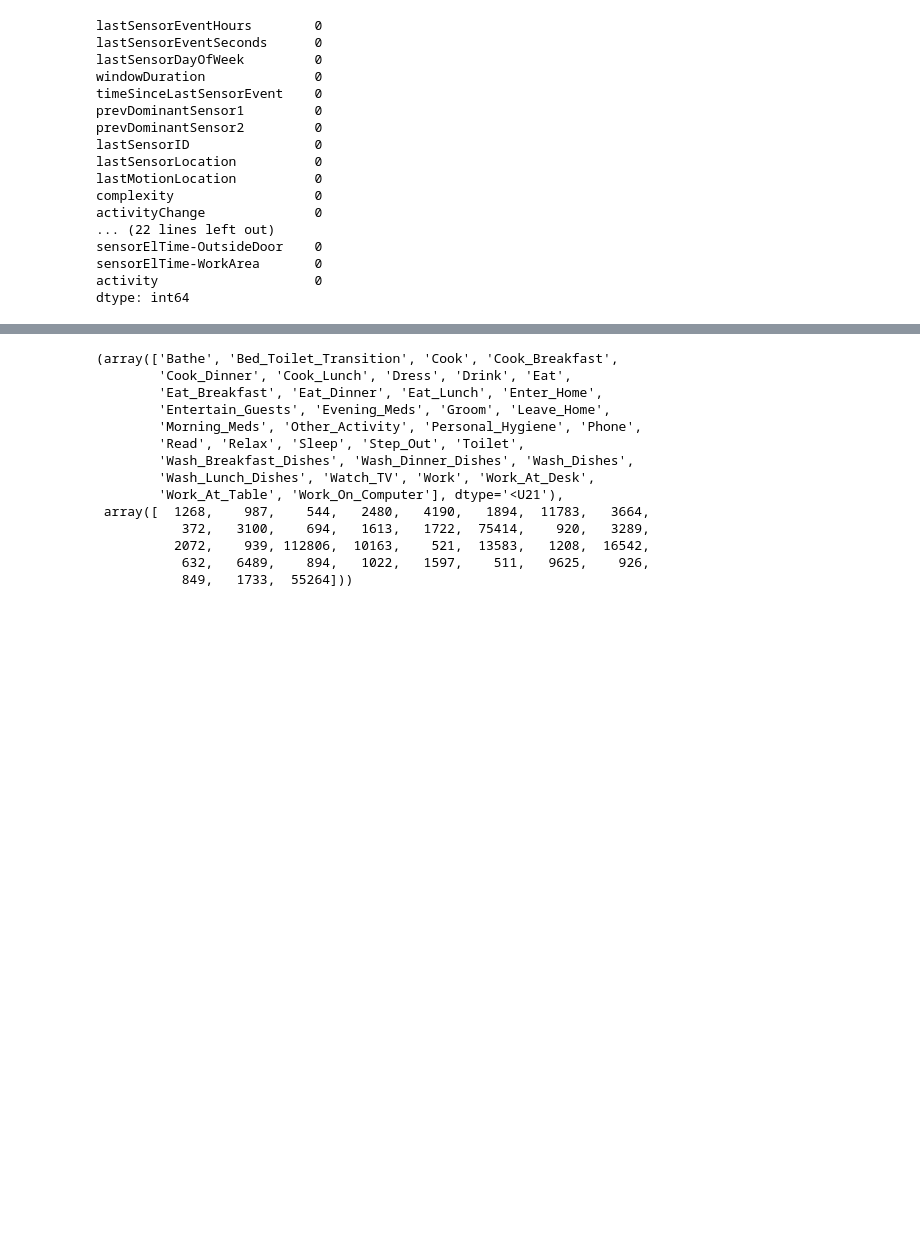
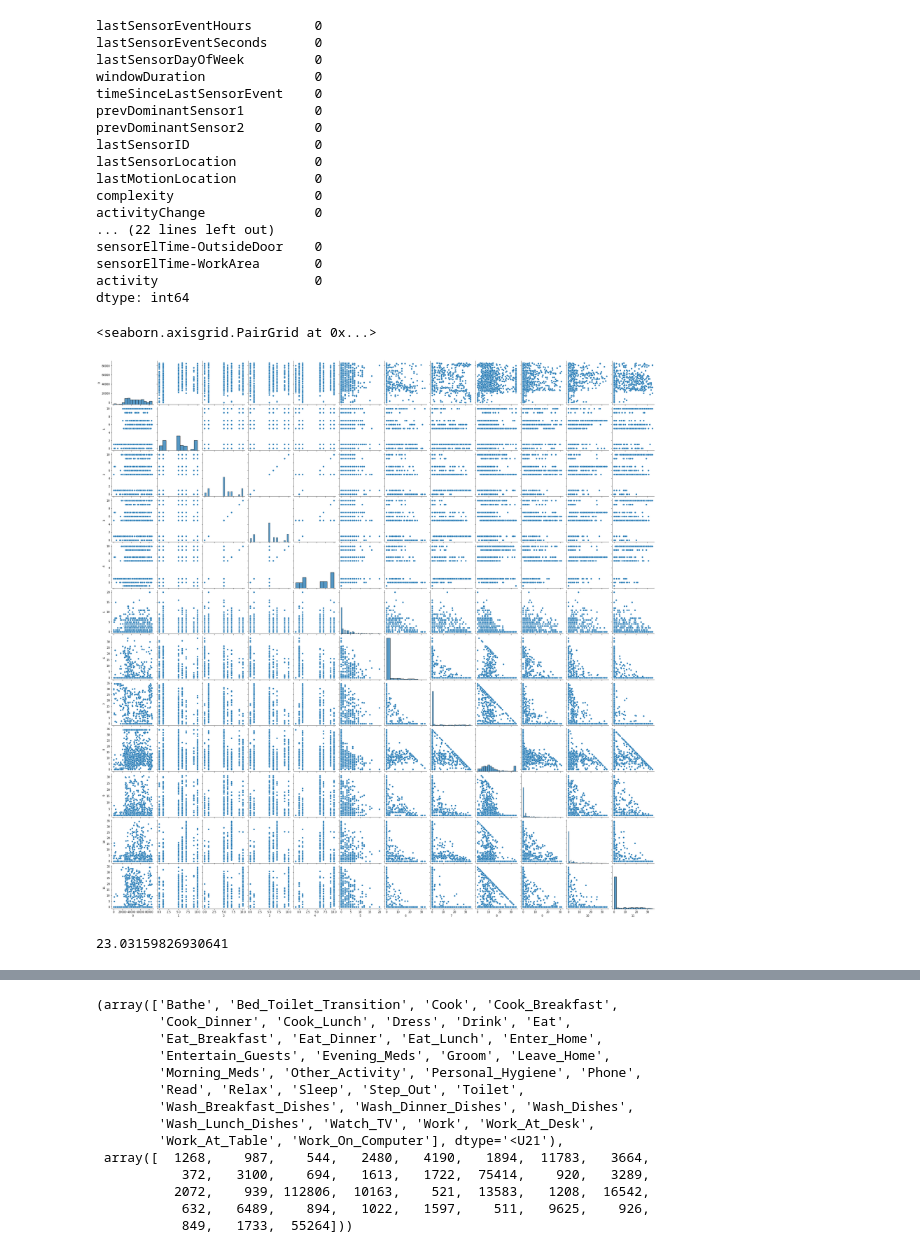
Before and after one commit to ashkanb77/Activity-Recognition, a Jupyter notebook: Activity_Recognition.ipynb, the cells around one changed output, grey strips where cells are left out. Saved outputs shown, nothing was run; the diff lists cells and outputs as text; code cells hidden in the pictures; blank space fills up the shorter version.

```diff
--- a/Activity_Recognition.ipynb
+++ b/Activity_Recognition.ipynb
@@ -43,2 +46,2 @@ from sklearn.feature_selection import SelectKBest
 # %%
-dataset = pd.read_csv('drive/MyDrive/datasets/casas-dataset-extracted/csh111/csh111.ann.features.csv')
+dataset = pd.read_csv('drive/MyDrive/casas-dataset-extracted/csh111/csh111.ann.features.csv')
@@ -116,13 +124,33 @@ sensorElTime-WorkArea       0
 activity                    0
 dtype: int64
 # %%
-skb = SelectKBest(k=10)
+skb = SelectKBest(k=12)
 dataset_values = skb.fit_transform(dataset.drop(['activity'], axis=1).values, dataset['activity'])
+# %%
+sns.pairplot(pd.DataFrame(dataset_values).sample(1000))
+# %% [output]
+<seaborn.axisgrid.PairGrid at 0x...>
+[figure, added]
 # %%
 scaler = StandardScaler()
 dataset_values = scaler.fit_transform(dataset_values)
 # %%
 yy = dataset['activity'].values
+# %%
+temp = yy[0]
+n = 0
+m = 0
+res = 0
+for i in yy:
+  m += 1
+  if temp != i:
+    temp = i
+    n += 1
+    res += m
+    m = 0
+res / n
+# %% [output]
+23.03159826930641
 # %%
 d = deque(maxlen=15)
 X = []
```
Also changed, not shown: parts of 42 cells of this notebook.
